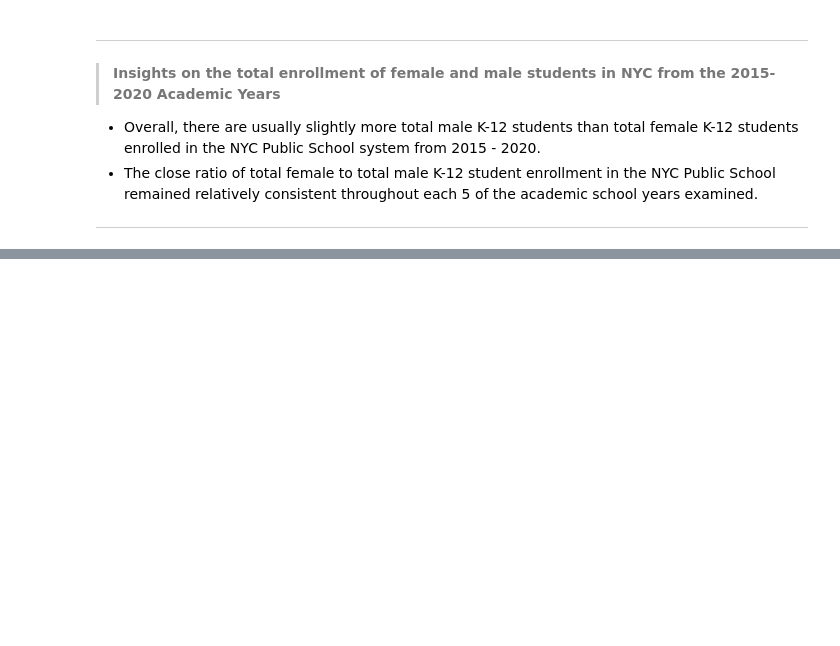
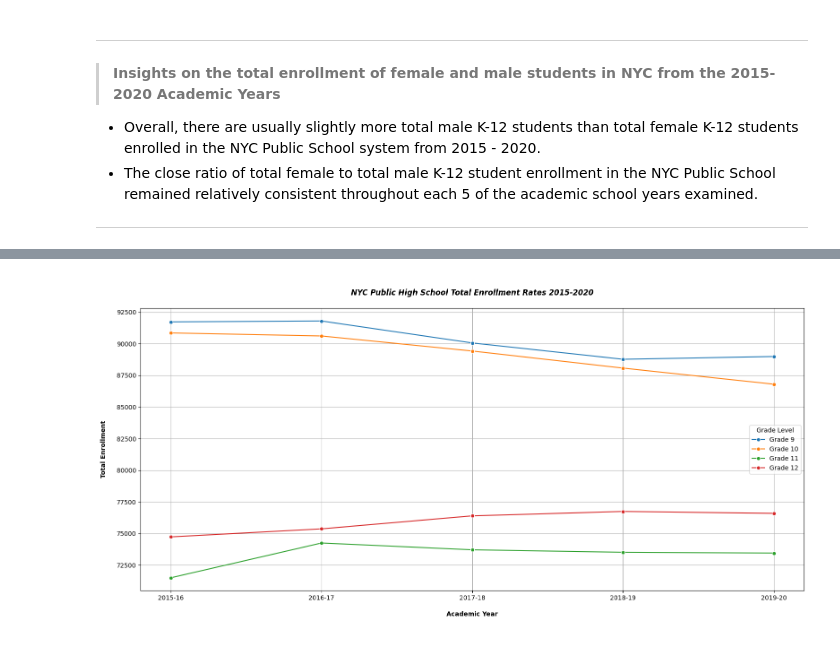
Before and after one commit to thetechleila/NYC-Public-Schools-EDA-Pre-and-Post-Pandemic, a Jupyter notebook: code/EDA_Demographics.ipynb, the cells around one changed output, grey strips where cells are left out. Saved outputs shown, nothing was run; the diff lists cells and outputs as text; code cells hidden in the pictures; blank space fills up the shorter version.

```diff
--- a/code/EDA_Demographics.ipynb
+++ b/code/EDA_Demographics.ipynb
@@ -306,0 +310,4 @@ ___
+# %%
+# Get total high school enrollment rates from 2015-2020
+hs_enrollment_df = df[["Year", "Grade 9", "Grade 10", "Grade 11", "Grade 12"]]
+hs_enrollment_df
@@ -306,0 +321,24 @@ ___
+# %%
+# Melt hs enrollment df into long format
+df_melt = hs_enrollment_df.melt(id_vars="Year",
+                                   var_name="Grade",
+                                   value_name="Enrollment")
+
+
+#Visualize Total NYC High School Student Enrollment 2015-2020
+
+plt.figure(figsize=(16, 8))
+sns.lineplot(data=df_melt, x="Year", y="Enrollment", hue="Grade", marker="o")
+plt.title("\nNYC Public High School Total Enrollment Rates 2015-2020\n",
+          weight="bold", style="italic")
+
+#Plot labels and customizations
+plt.xlabel("\nAcademic Year\n", weight='bold' )
+plt.ylabel("Total Enrollment\n", weight='bold')
+plt.grid(True)
+plt.legend(title="Grade Level")
+
+plt.tight_layout()
+plt.show()
+# %% [output]
+[figure, added]
```
Also changed, not shown: parts of 3 cells of this notebook, 1 other file.
